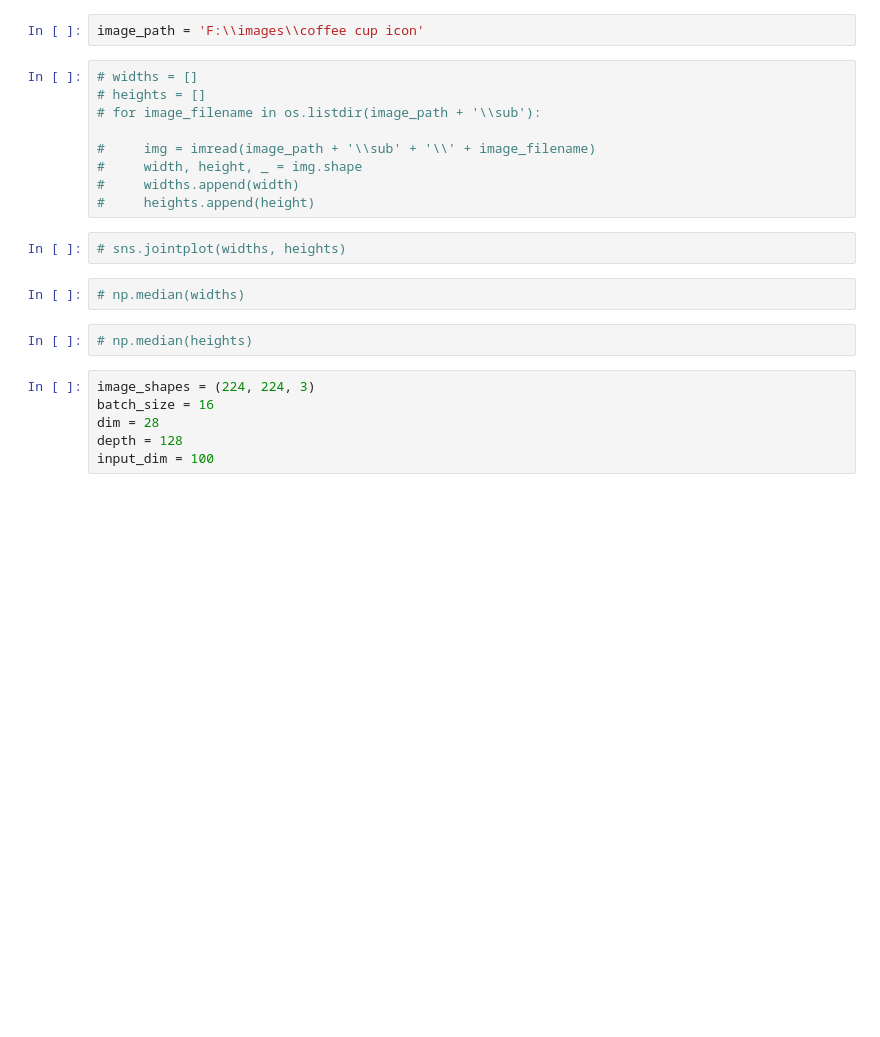
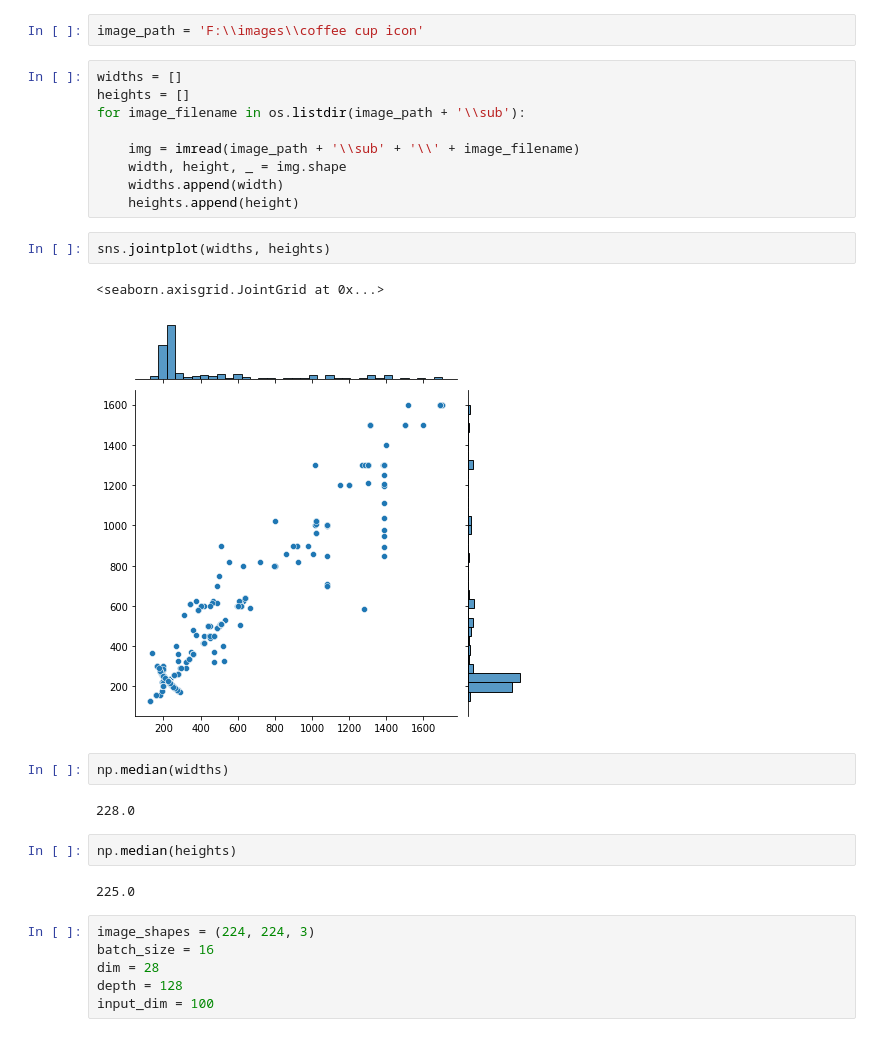
Before and after one commit to arehovski/image_generator, a Jupyter notebook: generator_nn.ipynb, the cells around one changed output. Cells and saved outputs as stored; diff of their text form; blank space fills up the shorter version.

Commit message:
Generated first images.

```diff
--- a/generator_nn.ipynb
+++ b/generator_nn.ipynb
@@ -19,20 +19,27 @@ from tensorflow.keras.preprocessing.image import ImageDataGenerator
 # %%
 image_path = 'F:\\images\\coffee cup icon'
 # %%
-# widths = []
-# heights = []
-# for image_filename in os.listdir(image_path + '\\sub'):
+widths = []
+heights = []
+for image_filename in os.listdir(image_path + '\\sub'):
 
-#     img = imread(image_path + '\\sub' + '\\' + image_filename)
-#     width, height, _ = img.shape
-#     widths.append(width)
-#     heights.append(height)
+    img = imread(image_path + '\\sub' + '\\' + image_filename)
+    width, height, _ = img.shape
+    widths.append(width)
+    heights.append(height)
 # %%
-# sns.jointplot(widths, heights)
+sns.jointplot(widths, heights)
+# %% [output]
+<seaborn.axisgrid.JointGrid at 0x...>
+[figure, added]
 # %%
-# np.median(widths)
+np.median(widths)
+# %% [output]
+228.0
 # %%
-# np.median(heights)
+np.median(heights)
+# %% [output]
+225.0
 # %%
 image_shapes = (224, 224, 3)
 batch_size = 16
```
Also changed, not shown: parts of 2 cells of this notebook, 1 other file.
